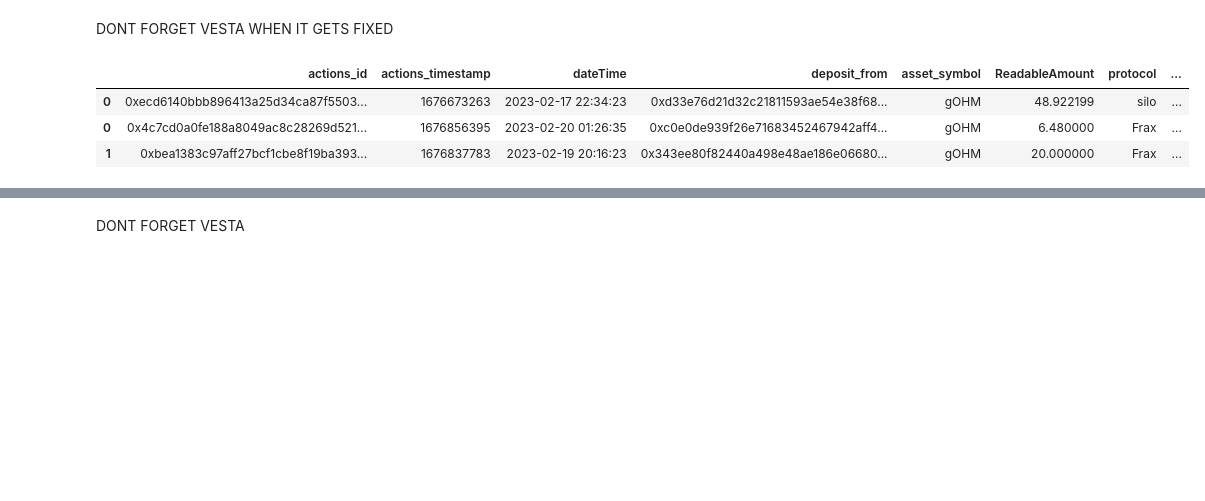
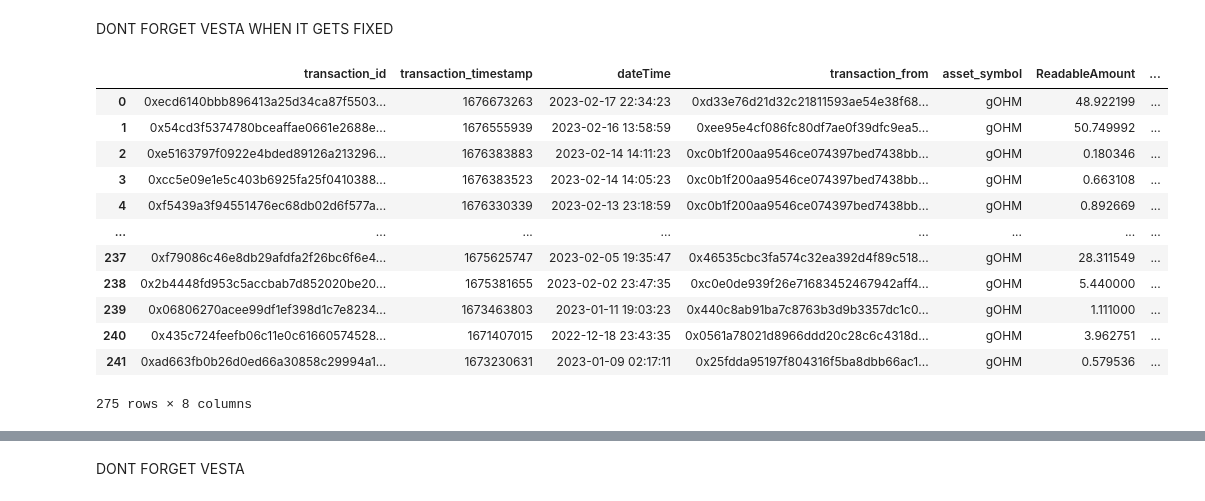
Before and after one commit to EdgeCaser/EconohmetricsOld, a Jupyter notebook: gohmAsStablecoinCollateralBorrowEvents.ipynb, the cells around one changed output, grey strips where cells are left out. Saved outputs shown, nothing was run; the diff lists cells and outputs as text; code cells hidden in the pictures; blank space fills up the shorter version.

```diff
--- a/gohmAsStablecoinCollateralBorrowEvents.ipynb
+++ b/gohmAsStablecoinCollateralBorrowEvents.ipynb
@@ -994,10 +1083,10 @@ MERGE DIFFERENT DBs
 #COLLATERALDEPOSITS
 fraxDepositsDbPreMerge = db.query(
     "select distinct"
-    " actions_id "
-    ", actions_timestamp "
-    ", dateTime "
-    ", actions_root_address deposit_from "
+    " actions_id transaction_id"
+    ", actions_timestamp transaction_timestamp"
+    ", DateTime dateTime"
+    ", actions_root_address transaction_from "
     ", actions_pair_collateral_symbol asset_symbol"
     ", transactionReadableAmount ReadableAmount "
     "from fraxDepositsDbTimed "
@@ -1017,12 +1114,12 @@ siloDepositEventsDbTimedClean.head(1)
 # %%
 siloDepositsDbPreMerge = db.query(
     "select distinct"
-    " deposits_hash actions_id "
-    ", deposits_timestamp actions_timestamp "
+    " transaction_hash transaction_id "
+    ", transaction_timestamp transaction_timestamp "
     ", dateTime "
-    ", deposits_account_id deposit_from "
-    ", deposits_asset_symbol asset_symbol "
-    ", depositsReadableAmount ReadableAmount "
+    ", transaction_account_id transaction_from "
+    ", transaction_asset_symbol asset_symbol "
+    ", transactionReadableAmount ReadableAmount "
     "from siloDepositEventsDbTimedClean "
 ).df()
 siloDepositsDbPreMerge['protocol'] = 'silo'
@@ -1035,12 +1141,21 @@ siloDepositsDbPreMerge.head(10)
 DONT FORGET VESTA WHEN IT GETS FIXED
 # %%
 gOHMCollateralDeposits = pd.concat([siloDepositsDbPreMerge,fraxDepositsDbPreMerge])
-gOHMCollateralDeposits.head(10)
+gOHMCollateralDeposits.head(1000)
 # %% [output]
-|  | actions_id | actions_timestamp | dateTime | deposit_from | asset_symbol | ReadableAmount | protocol | ... |
-| 0 | 0xecd6140bbb896413a25d34ca87f5503... | 1676673263 | 2023-02-17 22:34:23 | 0xd33e76d21d32c21811593ae54e38f68... | gOHM | 48.922199 | silo | ... |
-| 0 | 0x4c7cd0a0fe188a8049ac8c28269d521... | 1676856395 | 2023-02-20 01:26:35 | 0xc0e0de939f26e71683452467942aff4... | gOHM | 6.480000 | Frax | ... |
-| 1 | 0xbea1383c97aff27bcf1cbe8f19ba393... | 1676837783 | 2023-02-19 20:16:23 | 0x343ee80f82440a498e48ae186e06680... | gOHM | 20.000000 | Frax | ... |
+|  | transaction_id | transaction_timestamp | dateTime | transaction_from | asset_symbol | ReadableAmount | ... |
+| 0 | 0xecd6140bbb896413a25d34ca87f5503... | 1676673263 | 2023-02-17 22:34:23 | 0xd33e76d21d32c21811593ae54e38f68... | gOHM | 48.922199 | ... |
+| 1 | 0x54cd3f5374780bceaffae0661e2688e... | 1676555939 | 2023-02-16 13:58:59 | 0xee95e4cf086fc80df7ae0f39dfc9ea5... | gOHM | 50.749992 | ... |
+| 2 | 0xe5163797f0922e4bded89126a213296... | 1676383883 | 2023-02-14 14:11:23 | 0xc0b1f200aa9546ce074397bed7438bb... | gOHM | 0.180346 | ... |
+| 3 | 0xcc5e09e1e5c403b6925fa25f0410388... | 1676383523 | 2023-02-14 14:05:23 | 0xc0b1f200aa9546ce074397bed7438bb... | gOHM | 0.663108 | ... |
+| 4 | 0xf5439a3f94551476ec68db02d6f577a... | 1676330339 | 2023-02-13 23:18:59 | 0xc0b1f200aa9546ce074397bed7438bb... | gOHM | 0.892669 | ... |
+| ... | ... | ... | ... | ... | ... | ... | ... |
+| 237 | 0xf79086c46e8db29afdfa2f26bc6f6e4... | 1675625747 | 2023-02-05 19:35:47 | 0x46535cbc3fa574c32ea392d4f89c518... | gOHM | 28.311549 | ... |
+| 238 | 0x2b4448fd953c5accbab7d852020be20... | 1675381655 | 2023-02-02 23:47:35 | 0xc0e0de939f26e71683452467942aff4... | gOHM | 5.440000 | ... |
+| 239 | 0x06806270acee99df1ef398d1c7e8234... | 1673463803 | 2023-01-11 19:03:23 | 0x440c8ab91ba7c8763b3d9b3357dc1c0... | gOHM | 1.111000 | ... |
+| 240 | 0x435c724feefb06c11e0c61660574528... | 1671407015 | 2022-12-18 23:43:35 | 0x0561a78021d8966ddd20c28c6c4318d... | gOHM | 3.962751 | ... |
+| 241 | 0xad663fb0b26d0ed66a30858c29994a1... | 1673230631 | 2023-01-09 02:17:11 | 0x25fdda95197f804316f5ba8dbb66ac1... | gOHM | 0.579536 | ... |
+275 rows × 8 columns
 # %%
 gOHMCollateralDepositsLength = len(gOHMCollateralDeposits)
 path =file+'/gOHMCollateralDeposits.csv'
```
Also changed, not shown: parts of 60 cells of this notebook, 1 other file.
